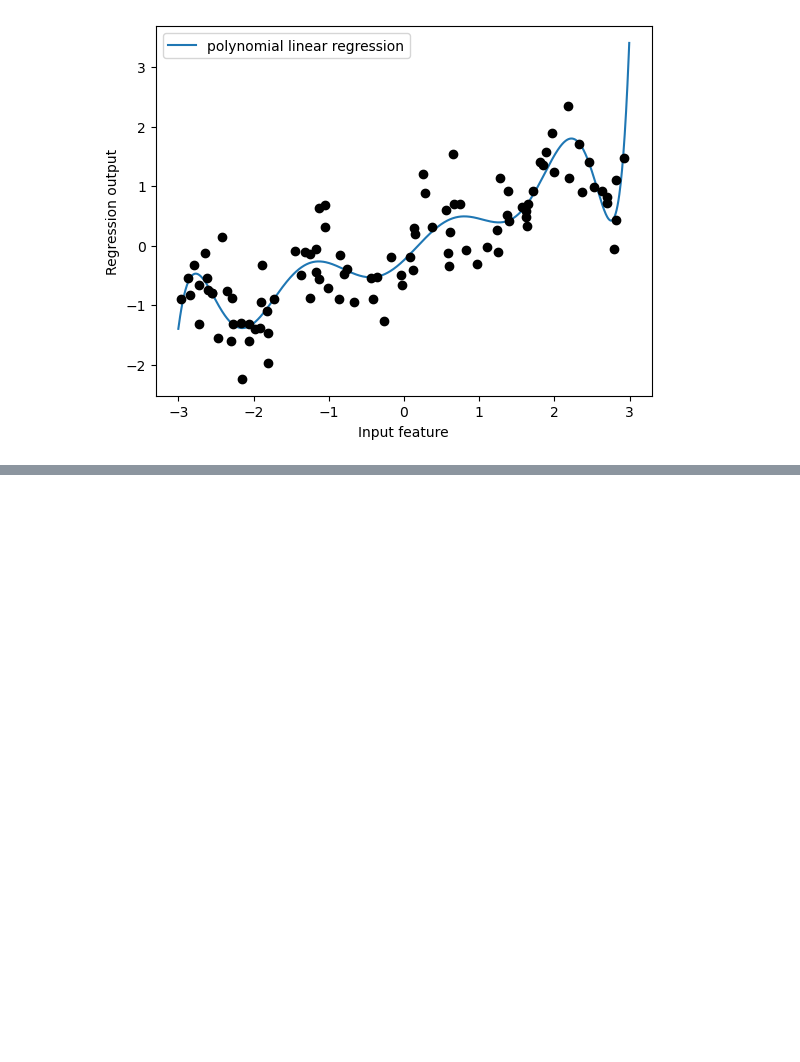
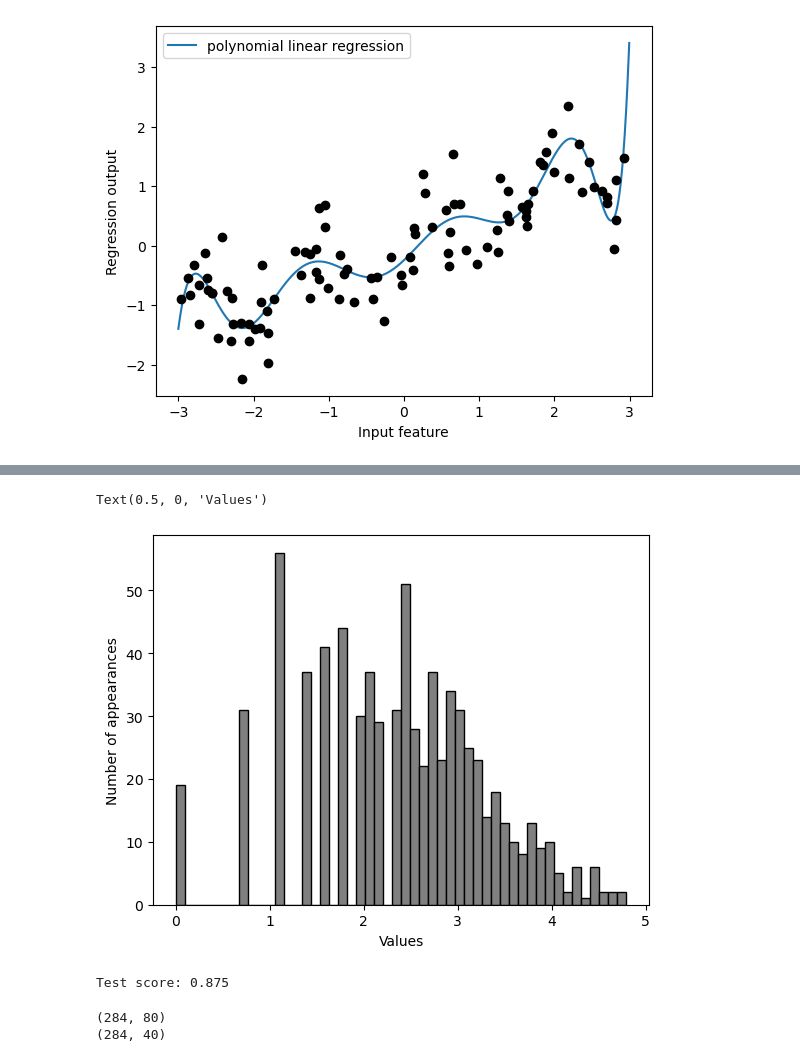
Before and after one commit to jim-franklin/intro_to_ml_with_python, a Jupyter notebook: Chapter_4/Chapter_4.ipynb, the cells around one changed output, grey strips where cells are left out. Cells and saved outputs as stored; diff of their text form; code cells hidden in the pictures; blank space fills up the shorter version.

```diff
--- a/Chapter_4/Chapter_4.ipynb
+++ b/Chapter_4/Chapter_4.ipynb
@@ -380,0 +495,17 @@ plt.legend(loc="best")
+# %%
+# log  transformation
+
+X_train_log = np.log(X_train + 1)
+X_test_log = np.log(X_test + 1)
+# %%
+plt.hist(X_train_log[:, 0], bins=50, color="gray", edgecolor="k")
+plt.ylabel("Number of appearances")
+plt.xlabel("Values")
+# %% [output]
+Text(0.5, 0, 'Values')
+[figure, added]
+# %%
+score = Ridge().fit(X_train_log, y_train).score(X_test_log, y_test)
+print(f"Test score: {score:.3f}")
+# %% [output]
+Test score: 0.875
@@ -380,0 +534,6 @@ plt.legend(loc="best")
+# %%
+print(X_train.shape)
+print(X_train_selected.shape)
+# %% [output]
+(284, 80)
+(284, 40)
```
Also changed, not shown: parts of 16 cells of this notebook.
